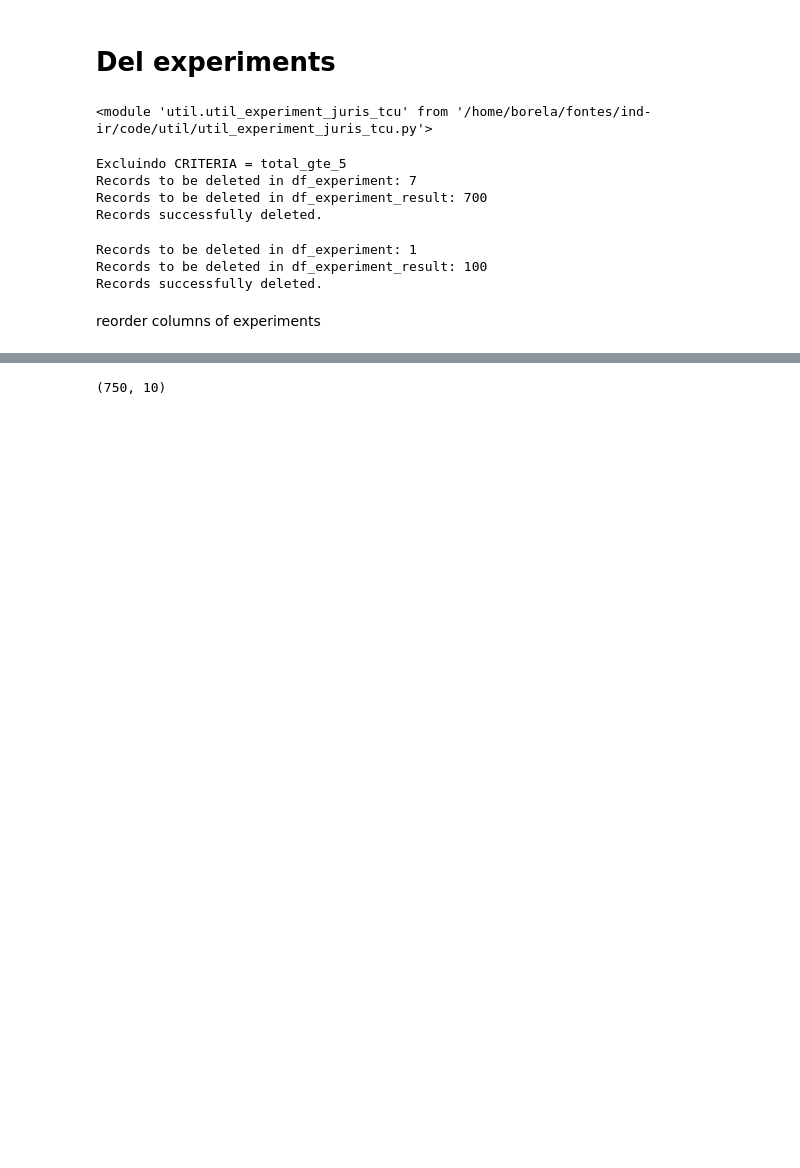
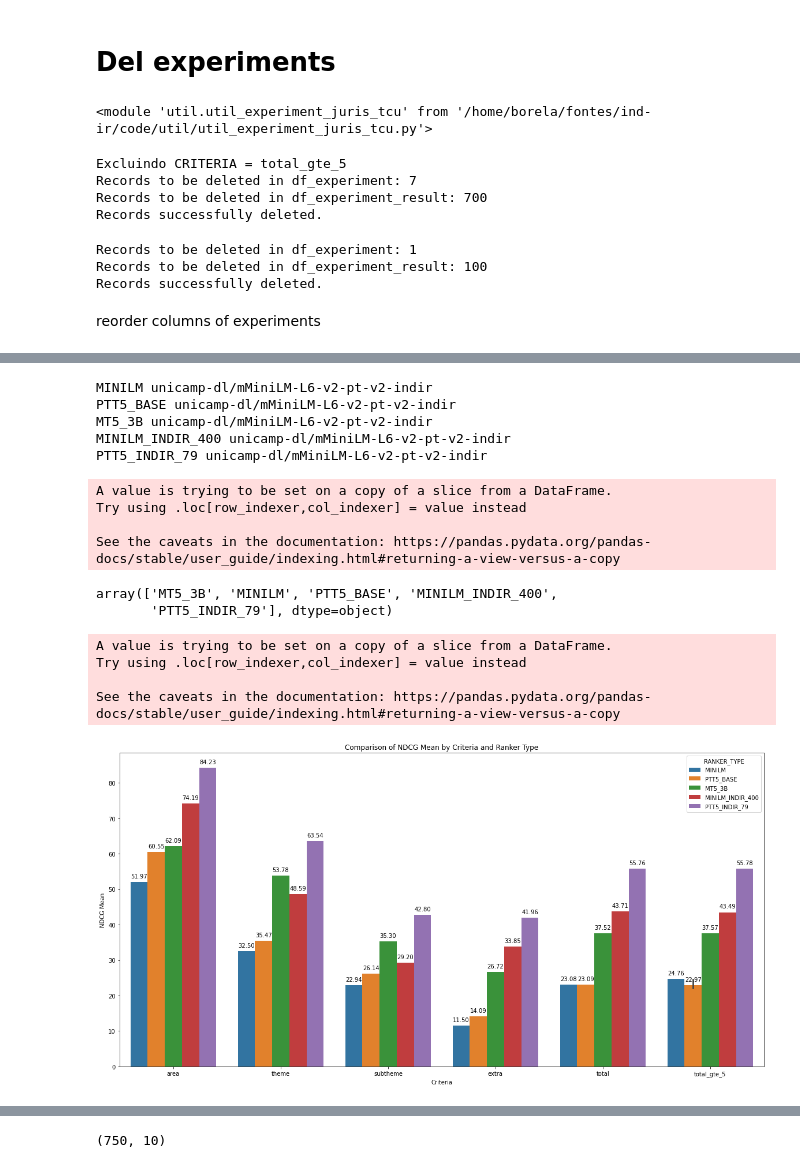
Before and after one commit to marcusborela/ind-ir, a Jupyter notebook: code/manage_experiment.ipynb, the cells around one changed output, grey strips where cells are left out. Drawn from its saved outputs; the diff is of its cells as text; code cells hidden in the pictures; blank space fills up the shorter version.

Commit message:
Graphics

```diff
--- a/code/manage_experiment.ipynb
+++ b/code/manage_experiment.ipynb
@@ -39,0 +113,67 @@ df_experiment = pd.read_csv(path_search_experiment)
+# %%
+for model_name in list_model:
+    if model_name == 'unicamp-dl/mMiniLM-L6-v2-pt-v2-indir':
+        model_name_target = 'unicamp-dl/mMiniLM-L6-v2-pt-v2-indir-400-pcte'
+    else:
+        model_name_target = model_name
+    print(dict_ranker_dado_nome[model_name_target], model)
+# %% [output]
+MINILM unicamp-dl/mMiniLM-L6-v2-pt-v2-indir
+PTT5_BASE unicamp-dl/mMiniLM-L6-v2-pt-v2-indir
+MT5_3B unicamp-dl/mMiniLM-L6-v2-pt-v2-indir
+MINILM_INDIR_400 unicamp-dl/mMiniLM-L6-v2-pt-v2-indir
+PTT5_INDIR_79 unicamp-dl/mMiniLM-L6-v2-pt-v2-indir
+# %%
+df_select = df_experiment[(df_experiment['RANKER_MODEL_NAME'].isin(list_model))&(df_experiment['RETRIEVER_TYPE']=='bm25')]
+# %%
+def map_ranker_type(model_name):
+    if model_name == 'unicamp-dl/mMiniLM-L6-v2-pt-v2-indir':
+        model_name_target = 'unicamp-dl/mMiniLM-L6-v2-pt-v2-indir-400-pcte'
+    else:
+        model_name_target = model_name
+    return dict_ranker_dado_nome[model_name_target]
+
+df_select['RANKER_TYPE'] = df_select['RANKER_MODEL_NAME'].apply(map_ranker_type)
+# %% [output]
+A value is trying to be set on a copy of a slice from a DataFrame.
+Try using .loc[row_indexer,col_indexer] = value instead
+
+See the caveats in the documentation: https://pandas.pydata.org/pandas-docs/stable/user_guide/indexing.html#returning-a-view-versus-a-copy
+# %%
+df_select['RANKER_TYPE'].unique()
+# %% [output]
+array(['MT5_3B', 'MINILM', 'PTT5_BASE', 'MINILM_INDIR_400',
+       'PTT5_INDIR_79'], dtype=object)
+# %%
+# Definir a ordem desejada
+ranker_type_order = ['MINILM', 'PTT5_BASE', 'MT5_3B', 'MINILM_INDIR_400', 'PTT5_INDIR_79']
+
+# Criar uma categoria ordenada
+ranker_type_category = pd.CategoricalDtype(categories=ranker_type_order, ordered=True)
+
+# Ordenar o DataFrame
+df_select['RANKER_TYPE'] = df_select['RANKER_TYPE'].astype(ranker_type_category)
+df_select = df_select.sort_values('RANKER_TYPE')
+# %% [output]
+A value is trying to be set on a copy of a slice from a DataFrame.
+Try using .loc[row_indexer,col_indexer] = value instead
+
+See the caveats in the documentation: https://pandas.pydata.org/pandas-docs/stable/user_guide/indexing.html#returning-a-view-versus-a-copy
+# %%
+plt.figure(figsize=(20, 10))
+
+ax = sns.barplot(data=df_select, x='CRITERIA', y='NDCG_MEAN', hue='RANKER_TYPE')
+
+# Adicionar os valores das barras no topo
+for p in ax.patches:
+    height = p.get_height()
+    ax.annotate(f'{height:.2f}', xy=(p.get_x() + p.get_width() / 2, height),
+                xytext=(0, 5), textcoords='offset points',
+                ha='center', va='bottom')
+
+plt.xlabel('Criteria')
+plt.ylabel('NDCG Mean')
+plt.title('Comparison of NDCG Mean by Criteria and Ranker Type')
+plt.show()
+# %% [output]
+[figure, added]
```
Also changed, not shown: parts of 9 cells of this notebook, 3 other files.
